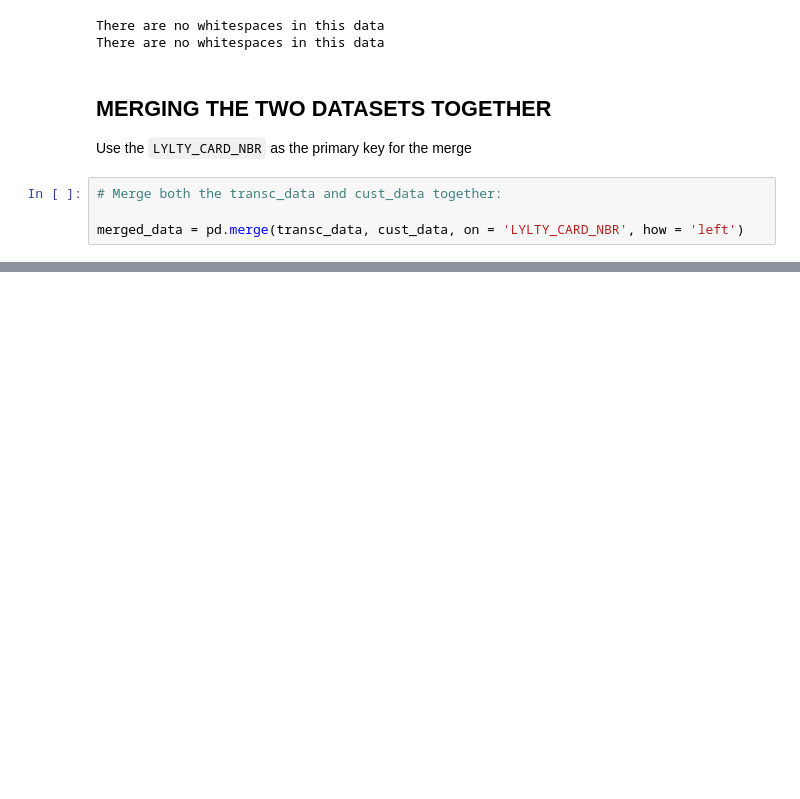
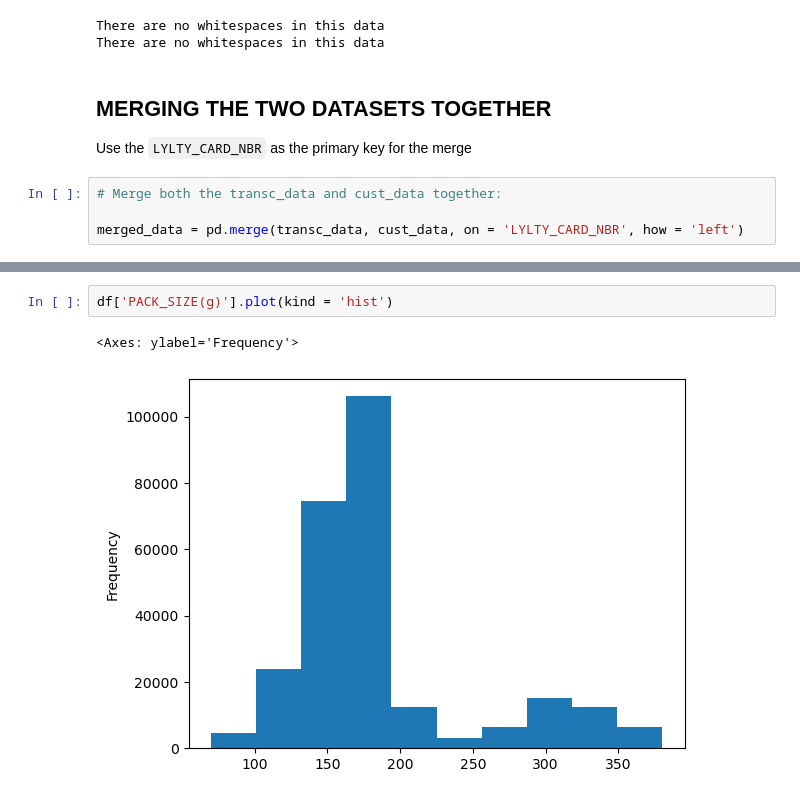
Before and after one commit to Marilyn-Rose/Data-Analytics-on-Chips-Category, a Jupyter notebook: Quantium Chips_Category Data analysis.ipynb, the cells around one changed output, grey strips where cells are left out. Cells and saved outputs as stored; diff of their text form; blank space fills up the shorter version.

```diff
--- a/Quantium Chips_Category Data analysis.ipynb
+++ b/Quantium Chips_Category Data analysis.ipynb
@@ -472,0 +277,5 @@ merged_data[['PROD_QTY', 'TOT_SALES']].corr()
+# %%
+df['PACK_SIZE(g)'].plot(kind = 'hist')
+# %% [output]
+<Axes: ylabel='Frequency'>
+[figure, added]
```
Also changed, not shown: parts of 78 cells of this notebook.
